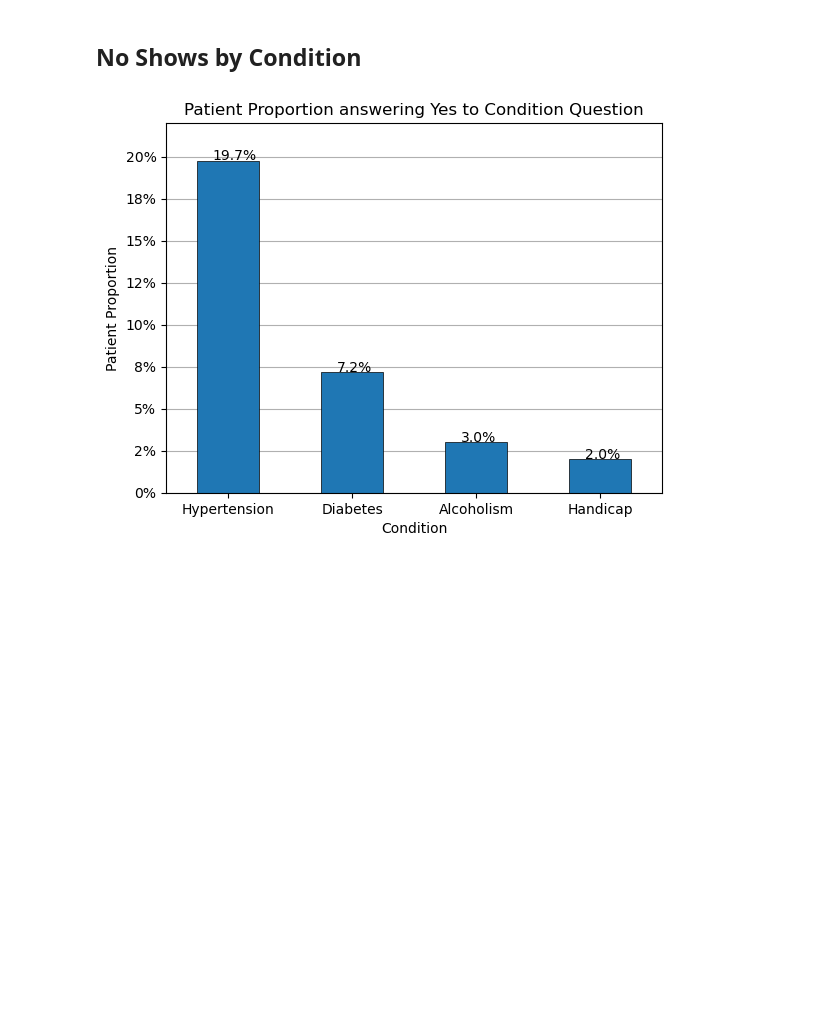
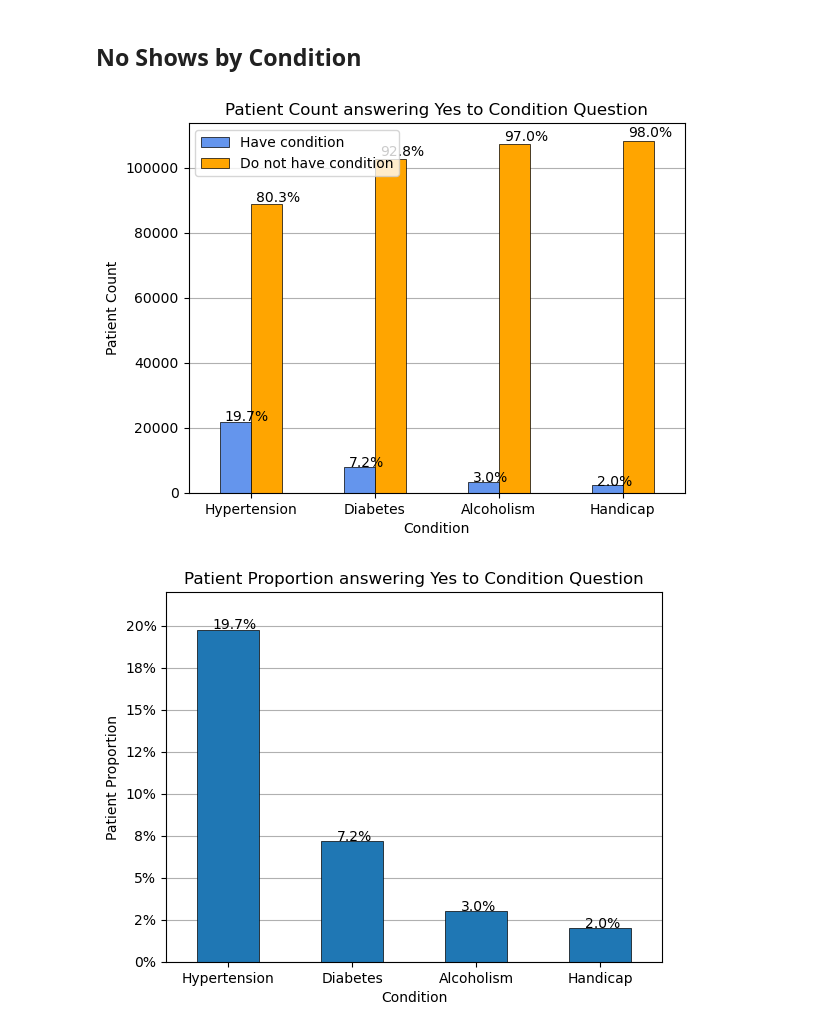
Before and after one commit to Omeagon/Project1, a Jupyter notebook: DataAnalysisCondition_fromSteph.ipynb, the cells around one changed output. Saved outputs shown, nothing was run; the diff lists cells and outputs as text; code cells hidden in the pictures; blank space fills up the shorter version.

```diff
--- a/DataAnalysisCondition_fromSteph.ipynb
+++ b/DataAnalysisCondition_fromSteph.ipynb
@@ -35,6 +32,38 @@ df.head()
 5 rows × 25 columns
 # %% [markdown]
 ## No Shows by Condition
+# %%
+# Create bar plot of patient count answering yes and no to condition question
+
+num_patients = len(df)
+conditions_df = df[conditions].sum()
+conditions_df = pd.DataFrame(conditions_df, columns=["count_with_condition"])
+conditions_df["count_without_condition"] = num_patients-conditions_df["count_with_condition"]
+conditions_df
+
+ax = conditions_df.plot(kind = 'bar',
+        xlabel = 'Condition',
+        ylabel = 'Patient Count',
+        title = 'Patient Count answering Yes to Condition Question',
+        edgecolor = 'black',
+        linewidth = 0.5,
+        rot = 0,
+        color = ['cornflowerblue','orange']
+        )
+ax.grid(axis='y')
+ax.set_axisbelow(True)
+ax.legend(['Have condition','Do not have condition'])
+
+# Label bar heights
+for p in ax.patches:
+    ax.annotate(str( round(p.get_height()*100/num_patients,1) )  + '%', (p.get_x()  + p.get_width()/6, p.get_height() * 1.01))
+
+# Save the figure
+plt.savefig("output/Condition_distribution.png")
+# Show figure
+plt.show()
+# %% [output]
+[figure, added]
 # %%
 # Create bar plot of patient proportion answering yes to condition question
 conditions = ['Hypertension','Diabetes','Alcoholism','Handicap']
```
Also changed, not shown: parts of 5 cells of this notebook, 1 other file.
